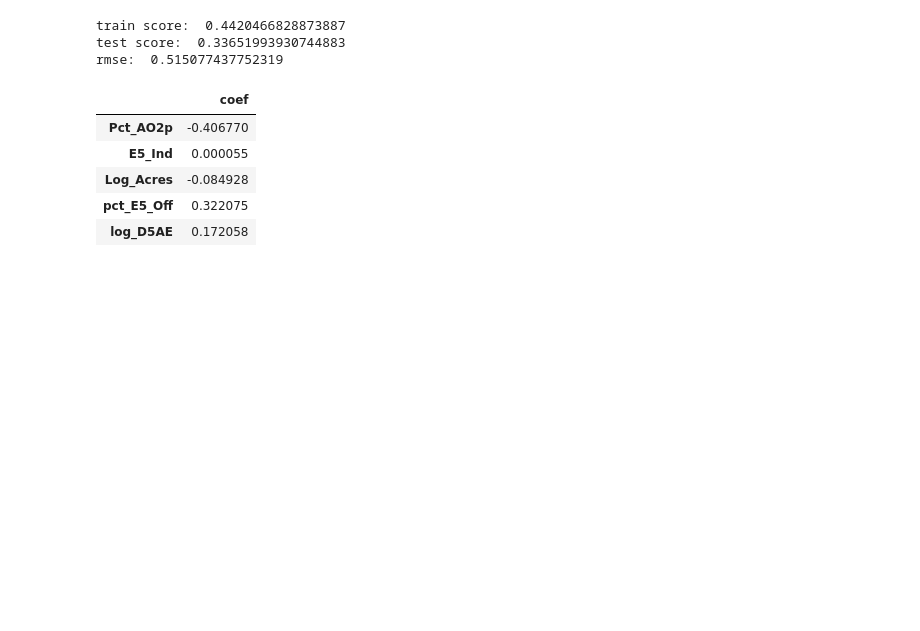
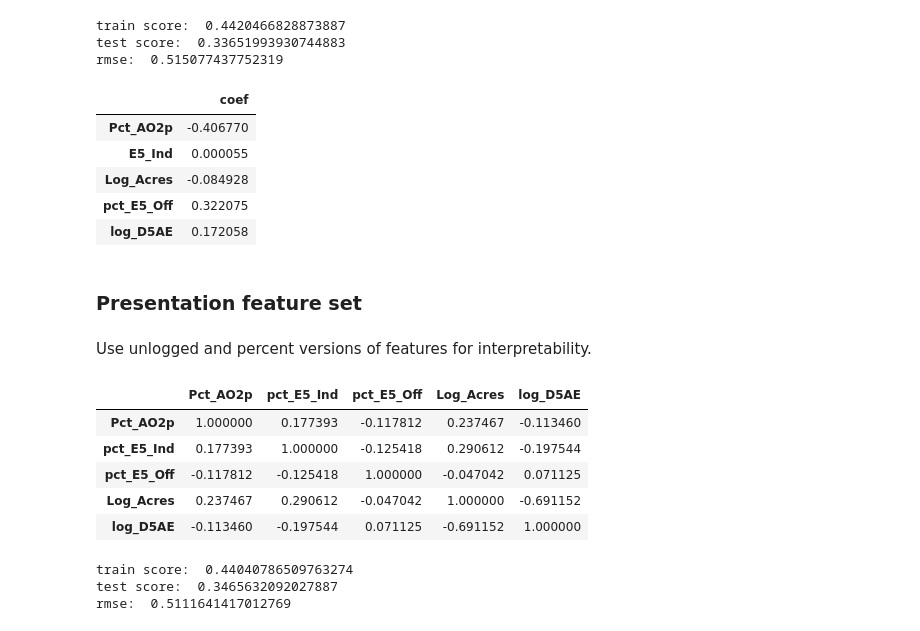
Before and after one commit to morganhof/teamwork_aq_n_walkability, a Jupyter notebook: 03_modeling.ipynb, the cells around one changed output. Saved outputs shown, nothing was run; the diff lists cells and outputs as text; code cells hidden in the pictures; blank space fills up the shorter version.

Commit message:
Presentation feature set

```diff
--- a/03_modeling.ipynb
+++ b/03_modeling.ipynb
@@ -297,3 +303,26 @@ pd.DataFrame({'coef': lr_la.coef_}, index =  features_la_decorr)
 | Log_Acres | -0.084928 |
 | pct_E5_Off | 0.322075 |
 | log_D5AE | 0.172058 |
+# %% [markdown]
+### Presentation feature set
+# %% [markdown]
+Use unlogged and percent versions of features for interpretability.
+# %%
+pres_features = ['Pct_AO2p', 'pct_E5_Ind', 'pct_E5_Off', 'Log_Acres', 'log_D5AE']
+# %%
+X_la[pres_features].corr()
+# %% [output]
+|  | Pct_AO2p | pct_E5_Ind | pct_E5_Off | Log_Acres | log_D5AE |
+| Pct_AO2p | 1.000000 | 0.177393 | -0.117812 | 0.237467 | -0.113460 |
+| pct_E5_Ind | 0.177393 | 1.000000 | -0.125418 | 0.290612 | -0.197544 |
+| pct_E5_Off | -0.117812 | -0.125418 | 1.000000 | -0.047042 | 0.071125 |
+| Log_Acres | 0.237467 | 0.290612 | -0.047042 | 1.000000 | -0.691152 |
+| log_D5AE | -0.113460 | -0.197544 | 0.071125 | -0.691152 | 1.000000 |
+# %%
+lr2 = LinearRegression()
+model_run(lr2, X_train_la[pres_features], X_test_la[pres_features],
+          y_train_la, y_test_la)
+# %% [output]
+train score:  0.44040786509763274
+test score:  0.3465632092027887
+rmse:  0.5111641417012769
```
Also changed, not shown: parts of 5 cells of this notebook.
